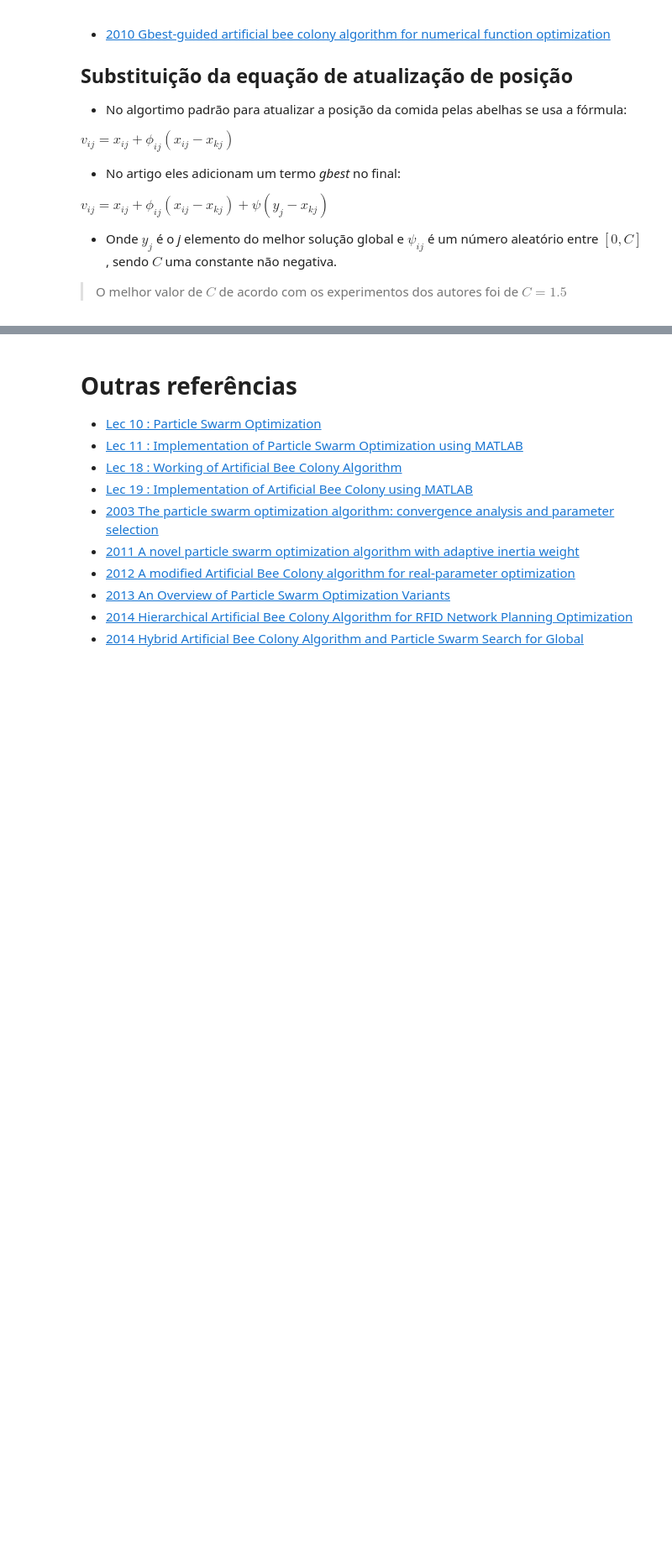
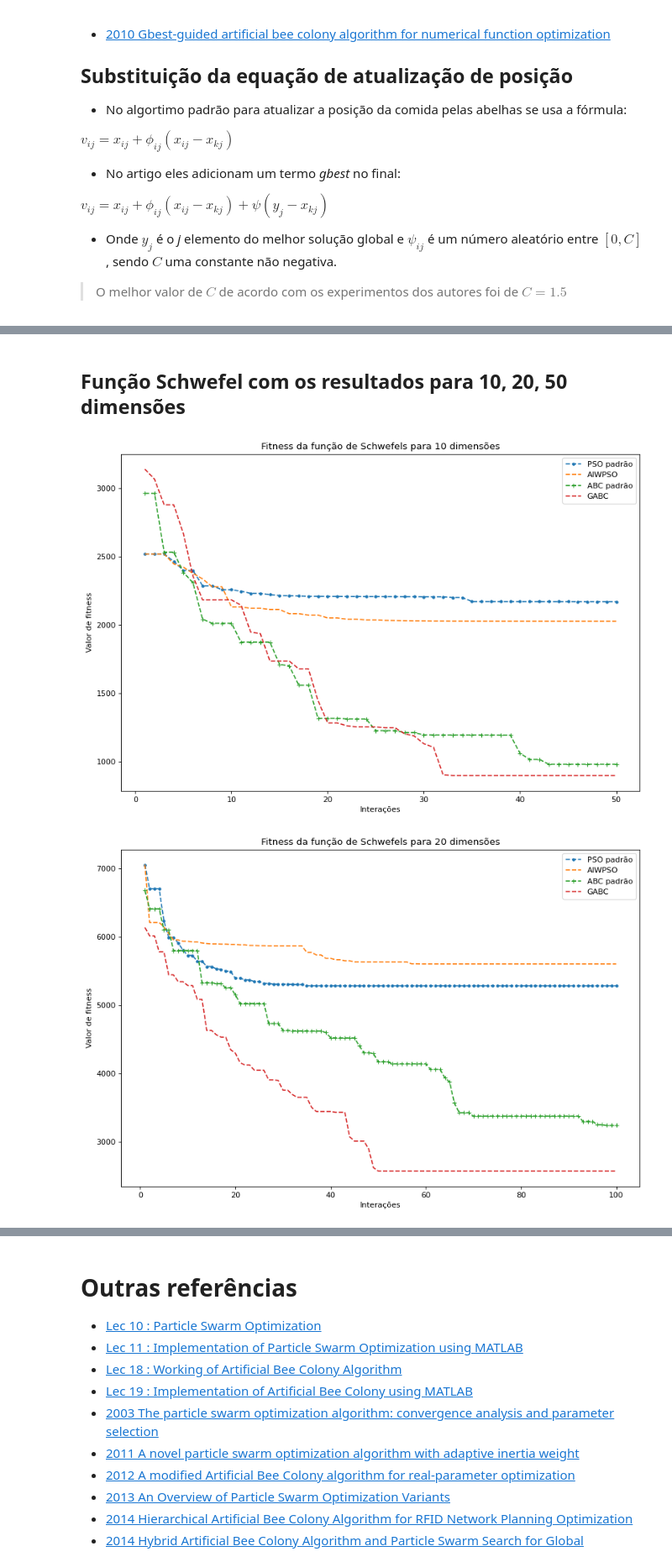
Before and after one commit to geocarvalho/IN1100, a Jupyter notebook: IN1164/project_1/PSO_and_ABC.ipynb, the cells around one changed output, grey strips where cells are left out. Shown at 84% size. Saved outputs shown, nothing was run; the diff lists cells and outputs as text; code cells hidden in the pictures; blank space fills up the shorter version.

```diff
--- a/IN1164/project_1/PSO_and_ABC.ipynb
+++ b/IN1164/project_1/PSO_and_ABC.ipynb
@@ -646,0 +671,10 @@ dimension: 50, Exponential function, object: -0.0, fitness: 1.0, cycle: 0
+# %% [markdown]
+## Função Schwefel com os resultados para 10, 20, 50 dimensões
+# %%
+# schwefels
+run_plot(pso_dim_dic, aiwpso_dim_dic, abc_dim_dic, gabc_dim_dic, 10, "schwefels", 50)
+run_plot(pso_dim_dic, aiwpso_dim_dic, abc_dim_dic, gabc_dim_dic, 20, "schwefels", 100)
+run_plot(pso_dim_dic, aiwpso_dim_dic, abc_dim_dic, gabc_dim_dic, 50, "schwefels", 100)
+# %% [output]
+[figure, added]
+[figure, added]
```
Also changed, not shown: parts of 23 cells of this notebook.
